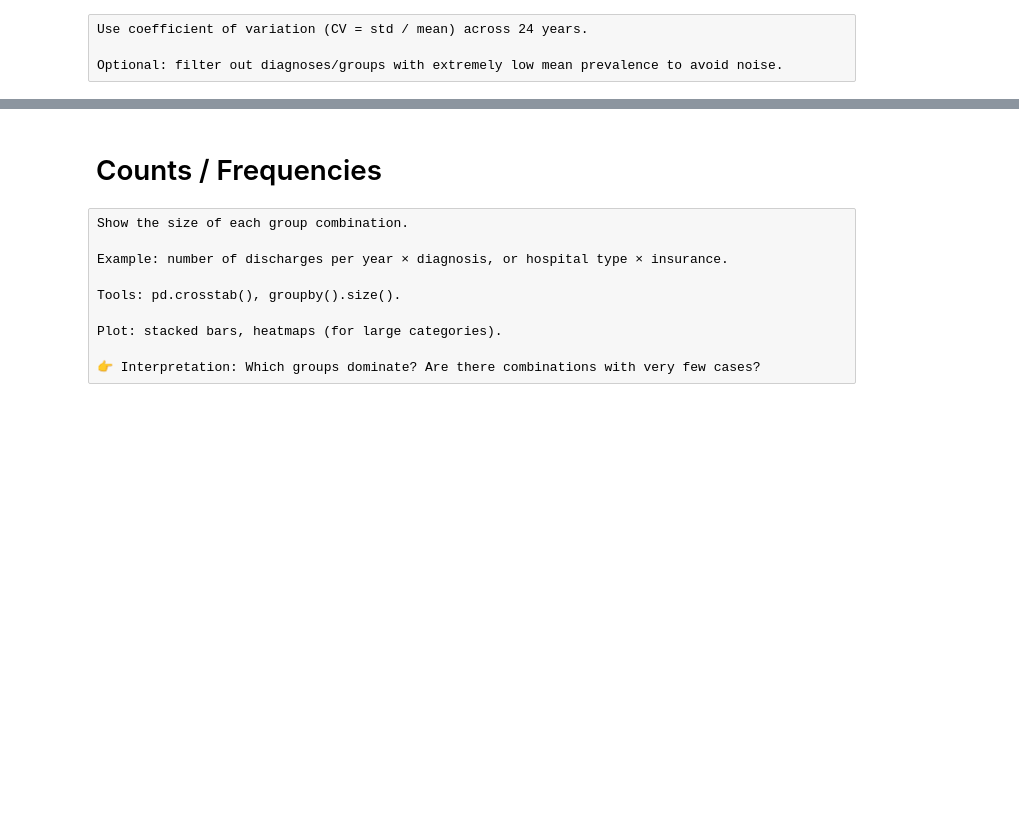
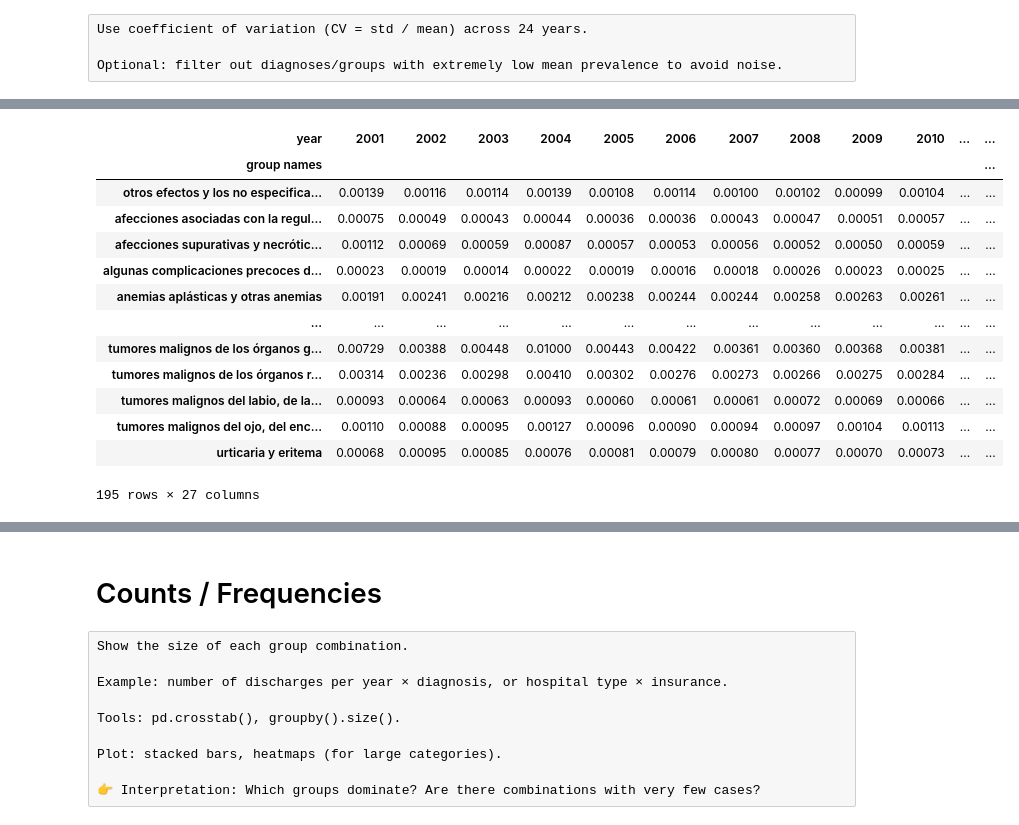
Before and after one commit to mirkopodunavak1996/EDAHospDischarges_Chile2001-2024, a Jupyter notebook: notebooks/General_Analysis_2001-2024_Bivariate(2).ipynb, the cells around one changed output, grey strips where cells are left out. Drawn from its saved outputs; the diff is of its cells as text; code cells hidden in the pictures; blank space fills up the shorter version.

```diff
--- a/notebooks/General_Analysis_2001-2024_Bivariate(2).ipynb
+++ b/notebooks/General_Analysis_2001-2024_Bivariate(2).ipynb
@@ -251,0 +299,17 @@ Optional: filter out diagnoses/groups with extremely low mean prevalence to avoi
+# %%
+prevalence_filtered
+# %% [output]
+| year | 2001 | 2002 | 2003 | 2004 | 2005 | 2006 | 2007 | 2008 | 2009 | 2010 | ... | ... |
+| group names |  |  |  |  |  |  |  |  |  |  |  | ... |
+| otros efectos y los no especifica... | 0.00139 | 0.00116 | 0.00114 | 0.00139 | 0.00108 | 0.00114 | 0.00100 | 0.00102 | 0.00099 | 0.00104 | ... | ... |
+| afecciones asociadas con la regul... | 0.00075 | 0.00049 | 0.00043 | 0.00044 | 0.00036 | 0.00036 | 0.00043 | 0.00047 | 0.00051 | 0.00057 | ... | ... |
+| afecciones supurativas y necrótic... | 0.00112 | 0.00069 | 0.00059 | 0.00087 | 0.00057 | 0.00053 | 0.00056 | 0.00052 | 0.00050 | 0.00059 | ... | ... |
+| algunas complicaciones precoces d... | 0.00023 | 0.00019 | 0.00014 | 0.00022 | 0.00019 | 0.00016 | 0.00018 | 0.00026 | 0.00023 | 0.00025 | ... | ... |
+| anemias aplásticas y otras anemias | 0.00191 | 0.00241 | 0.00216 | 0.00212 | 0.00238 | 0.00244 | 0.00244 | 0.00258 | 0.00263 | 0.00261 | ... | ... |
+| ... | ... | ... | ... | ... | ... | ... | ... | ... | ... | ... | ... | ... |
+| tumores malignos de los órganos g... | 0.00729 | 0.00388 | 0.00448 | 0.01000 | 0.00443 | 0.00422 | 0.00361 | 0.00360 | 0.00368 | 0.00381 | ... | ... |
+| tumores malignos de los órganos r... | 0.00314 | 0.00236 | 0.00298 | 0.00410 | 0.00302 | 0.00276 | 0.00273 | 0.00266 | 0.00275 | 0.00284 | ... | ... |
+| tumores malignos del labio, de la... | 0.00093 | 0.00064 | 0.00063 | 0.00093 | 0.00060 | 0.00061 | 0.00061 | 0.00072 | 0.00069 | 0.00066 | ... | ... |
+| tumores malignos del ojo, del enc... | 0.00110 | 0.00088 | 0.00095 | 0.00127 | 0.00096 | 0.00090 | 0.00094 | 0.00097 | 0.00104 | 0.00113 | ... | ... |
+| urticaria y eritema | 0.00068 | 0.00095 | 0.00085 | 0.00076 | 0.00081 | 0.00079 | 0.00080 | 0.00077 | 0.00070 | 0.00073 | ... | ... |
+195 rows × 27 columns
```
Also changed, not shown: parts of 20 cells of this notebook.
